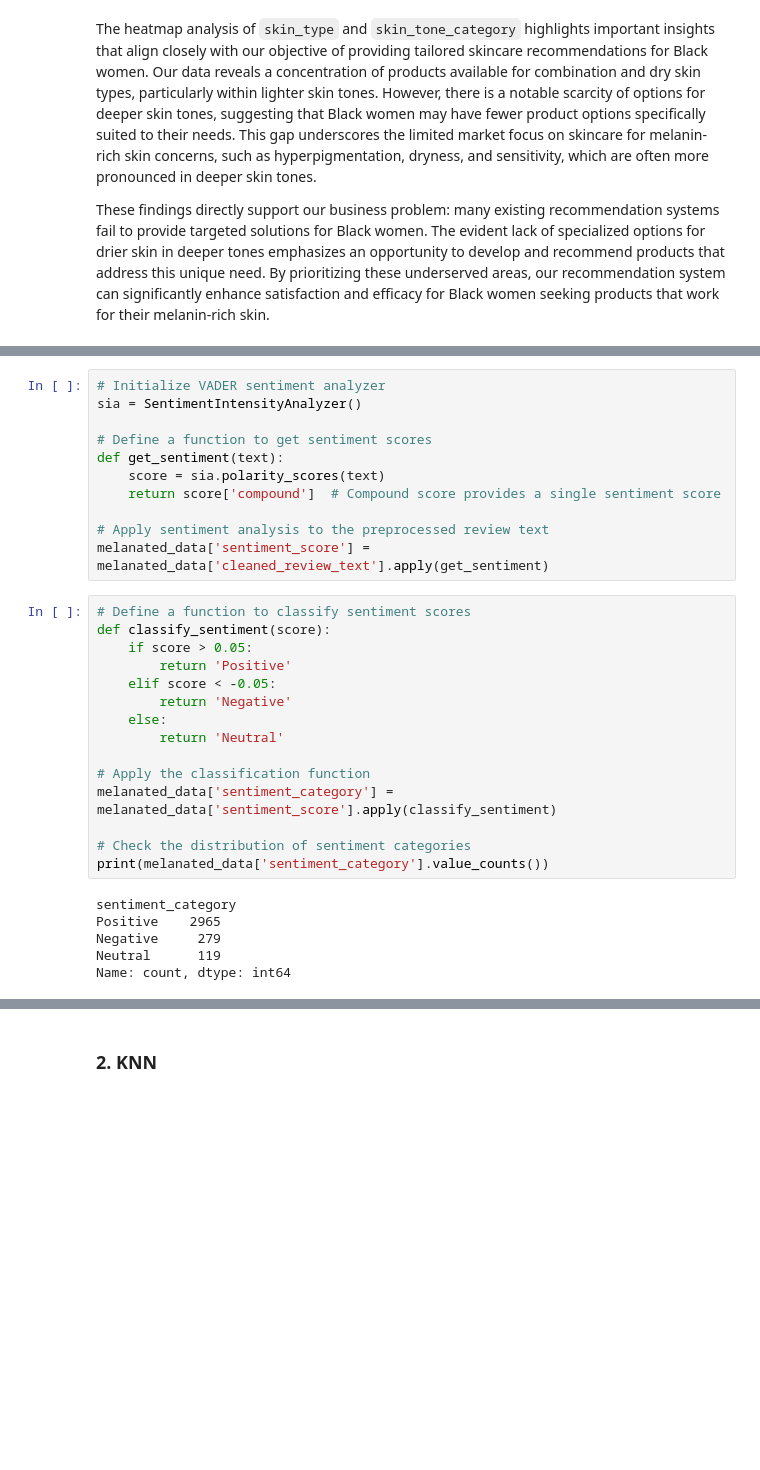
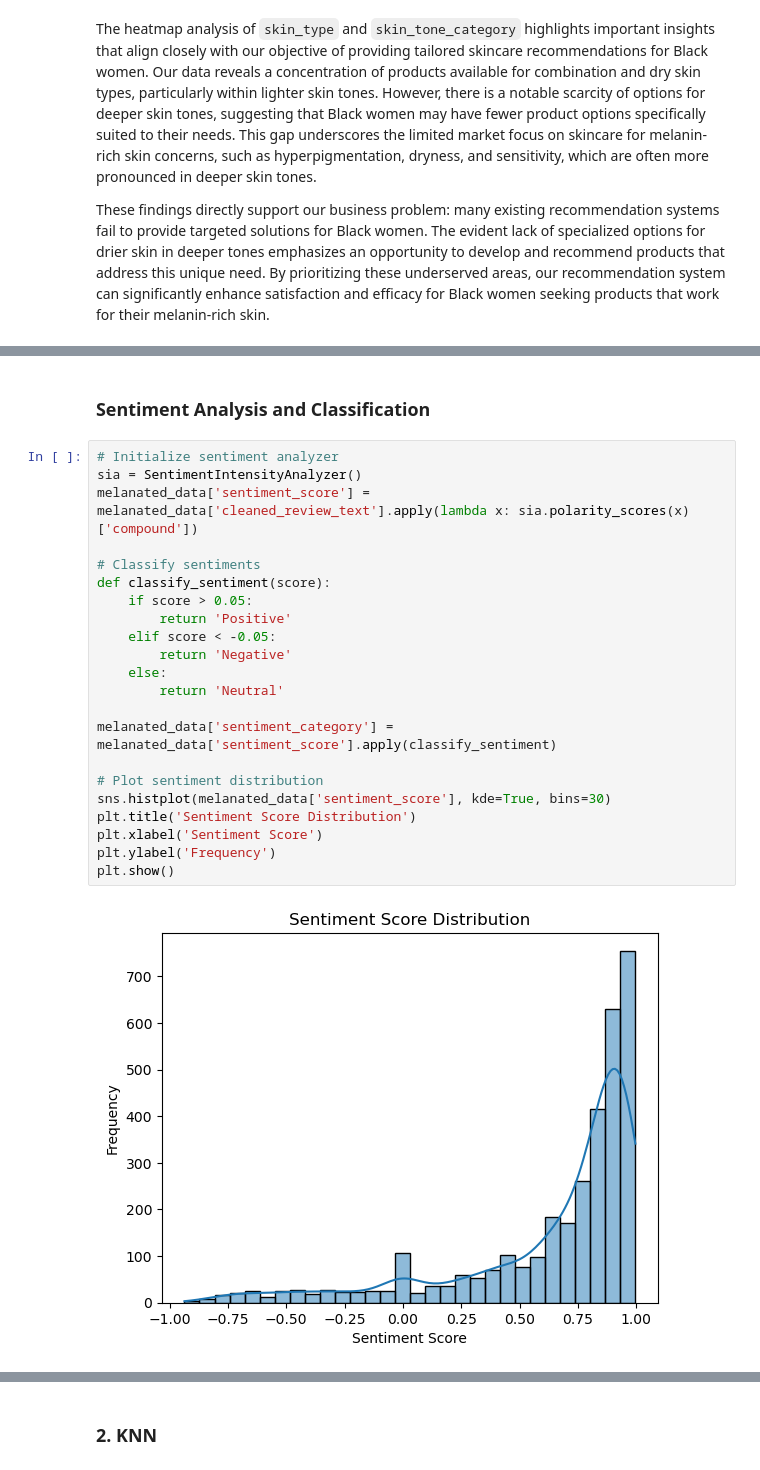
Before and after one commit to ECCHERUIYOT/AI-Powered-Recommendations-For-Melanin-Skin, a Jupyter notebook: index.ipynb, the cells around one changed output, grey strips where cells are left out. Drawn from its saved outputs; the diff is of its cells as text; blank space fills up the shorter version.

```diff
--- a/index.ipynb
+++ b/index.ipynb
@@ -565,35 +598,29 @@ def preprocess_text(text):
 
 # Apply the preprocessing function to the review text
 melanated_data['cleaned_review_text'] = melanated_data['review_text'].apply(preprocess_text)
-# %%
-# Initialize VADER sentiment analyzer
-sia = SentimentIntensityAnalyzer()
-
-# Define a function to get sentiment scores
-def get_sentiment(text):
-    score = sia.polarity_scores(text)
-    return score['compound']  # Compound score provides a single sentiment score
-
-# Apply sentiment analysis to the preprocessed review text
-melanated_data['sentiment_score'] = melanated_data['cleaned_review_text'].apply(get_sentiment)
-# %%
-# Define a function to classify sentiment scores
-def classify_sentiment(score):
-    if score > 0.05:
-        return 'Positive'
-    elif score < -0.05:
-        return 'Negative'
-    else:
-        return 'Neutral'
-
-# Apply the classification function
-melanated_data['sentiment_category'] = melanated_data['sentiment_score'].apply(classify_sentiment)
-
-# Check the distribution of sentiment categories
-print(melanated_data['sentiment_category'].value_counts())
-# %% [output]
-sentiment_category
-Positive    2965
-Negative     279
-Neutral      119
-Name: count, dtype: int64
+# %% [markdown]
+### Sentiment Analysis and Classification
+# %%
+# Initialize sentiment analyzer
+sia = SentimentIntensityAnalyzer()
+melanated_data['sentiment_score'] = melanated_data['cleaned_review_text'].apply(lambda x: sia.polarity_scores(x)['compound'])
+
+# Classify sentiments
+def classify_sentiment(score):
+    if score > 0.05:
+        return 'Positive'
+    elif score < -0.05:
+        return 'Negative'
+    else:
+        return 'Neutral'
+
+melanated_data['sentiment_category'] = melanated_data['sentiment_score'].apply(classify_sentiment)
+
+# Plot sentiment distribution
+sns.histplot(melanated_data['sentiment_score'], kde=True, bins=30)
+plt.title('Sentiment Score Distribution')
+plt.xlabel('Sentiment Score')
+plt.ylabel('Frequency')
+plt.show()
+# %% [output]
+[figure, added]
```
Also changed, not shown: parts of 65 cells of this notebook, 1 other file.
